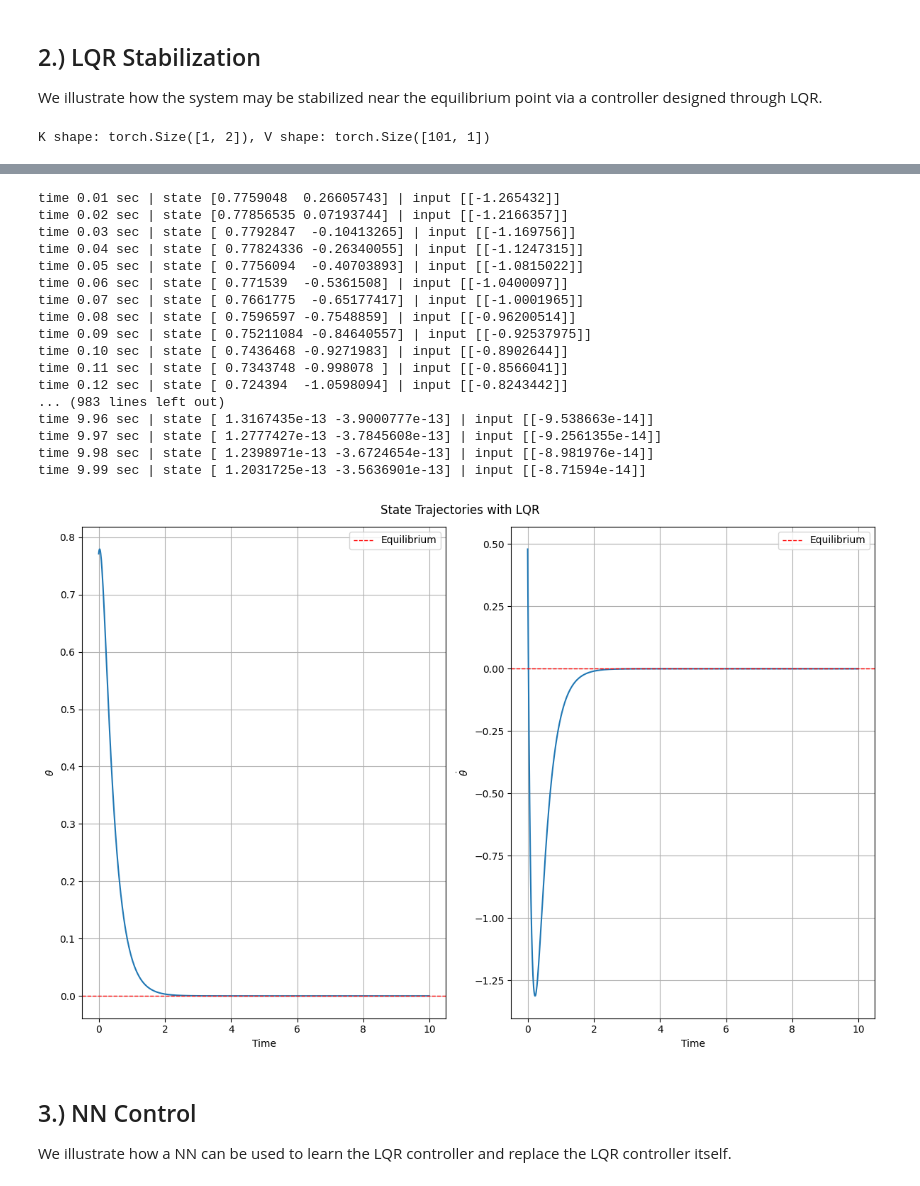
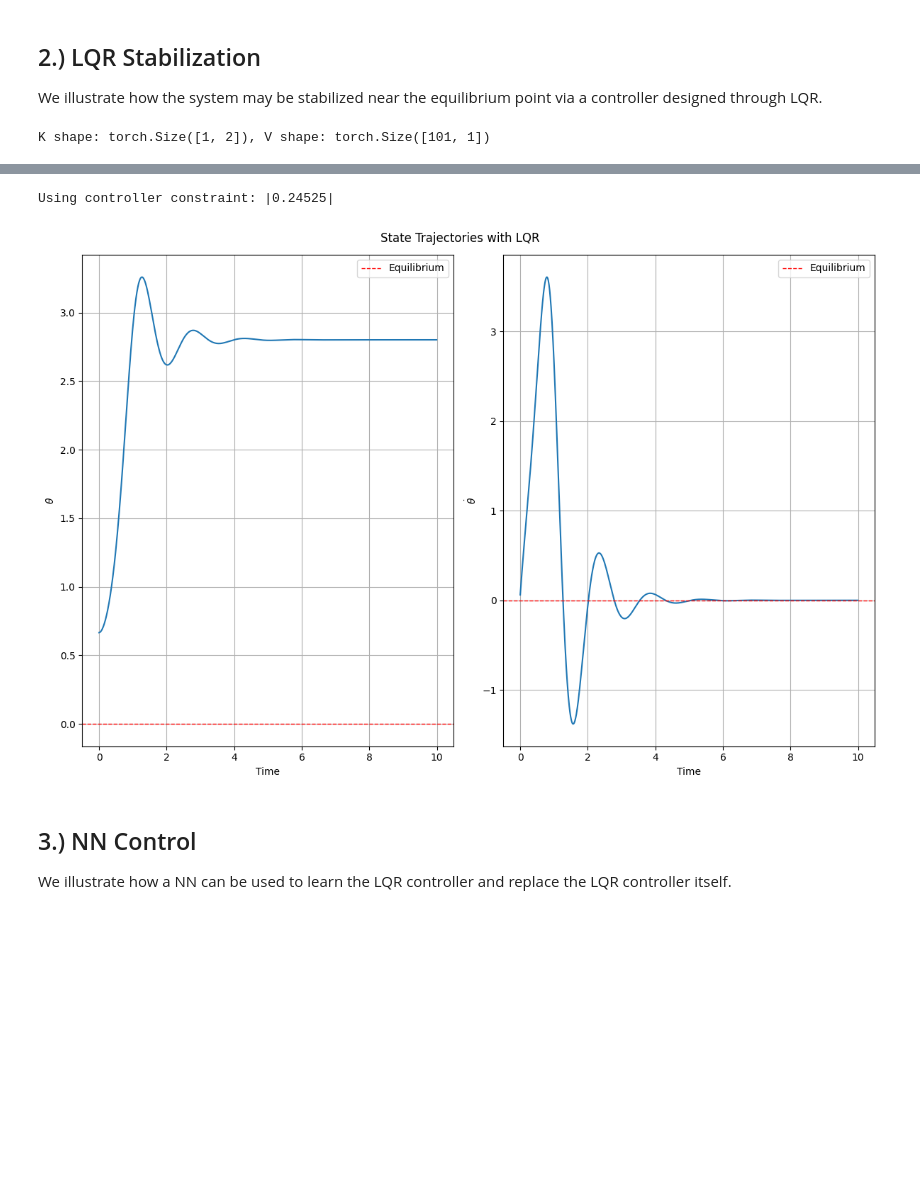
Before and after one commit to jorgejc2/ISS_Lyapunov_Stable_NN_Controllers, a Jupyter notebook: SimpleExamples/inverted_pendulum_plots/inverted_pendulum.ipynb, the cells around one changed output, grey strips where cells are left out. Drawn from its saved outputs; the diff is of its cells as text; code cells hidden in the pictures; blank space fills up the shorter version.

```diff
--- a/SimpleExamples/inverted_pendulum_plots/inverted_pendulum.ipynb
+++ b/SimpleExamples/inverted_pendulum_plots/inverted_pendulum.ipynb
@@ -59,6 +57,7 @@ to_numpy = lambda x : x.detach().cpu().numpy() if isinstance(x, Tensor) else x
 dynamic_parameters = {
     "mass": 0.15,
     "length": 0.5,
+    "gravity": 9.81,
     "damping": 0.1,
     "time_step": 0.01,
     "time_horizon": 10
@@ -222,18 +317,13 @@ def approximate(
 # get dynamic parameters
 m = dynamic_parameters["mass"]
 l = dynamic_parameters["length"]
+g = dynamic_parameters["gravity"]
 beta = dynamic_parameters["damping"]
 dt = dynamic_parameters["time_step"]
 T = dynamic_parameters["time_horizon"]
 
 # initialize the dynamical system
-pendulum_continuous = PendulumDynamics(m=m, l=l, beta=beta)
-dynamics = SecondOrderDiscreteTimeSystem(
-    pendulum_continuous,
-    dt=dt,
-    position_integration=position_integration,
-    velocity_integration=velocity_integration,
-)
+pendulum_continuous = PendulumDynamics(m=m, l=l, beta=beta, dt=dt)
 
 n_dim = pendulum_continuous.nx  # state dimension
 m_dim = pendulum_continuous.nu  # controller dimension
@@ -292,63 +362,55 @@ V = torch.sum(x * (x @ S), axis=1, keepdim=True)
 print(f"K shape: {K.shape}, V shape: {V.shape}")
 
 # plot the output of the Lyapunov function for these samples
 fig = plt.figure(figsize=(12, 8))
 ax = fig.add_subplot(111, projection='3d')
 x_np = np.linspace(-1, 1, 100)
 y_np = np.linspace(-1, 1, 100)
 x_np, y_np = np.meshgrid(x_np, y_np)
 lqr_lya = lambda x: np.sum(x * (x @ to_numpy(S)), axis=1)  # applies Lyapunov function to state inputs
 V_np = lqr_lya(np.concatenate([x_np.ravel().reshape(-1, 1), y_np.ravel().reshape(-1, 1)], axis=1))
 V_np = V_np.reshape(x_np.shape)
 ax.plot_wireframe(x_np, y_np, V_np, color='b')
 ax.set_title("Lyapunov Function from LQR Solution")
 ax.set_xlabel(r"$\theta$")
 ax.set_ylabel(r"$\dot{\theta}$")
 ax.set_zlabel(r"$V(x)$")
 if save: plt.savefig(save_path + "lqr_quadratic_lyapunov_function.png")
 plt.show() if show else plt.close()
 
 # now initialize the states with some disturbance
 std = torch.tensor([torch.pi/4, torch.pi/4])
 noise = torch.normal(pendulum_continuous.x_equilibrium, std)
-# disturbance = torch.tensor([1e-3, -1e-3], **set_t).reshape(1, -1)
-states = torch.empty((n_time_steps, n_dim), **set_t)
-states[0, :] = noise
+init_state = noise.unsqueeze(0)
+
+# LQR feedback controller (with constraints)
+mgl_3 = (m*g*l) / 3
+out_lb = -mgl_3
+out_ub = mgl_3
+print(f"Using controller constraint: |{mgl_3}|")
+def lqr_controller(x: Tensor) -> Tensor:
+    # x shape (batches, n_dim)
+    x_bar = x - pendulum_continuous.x_equilibrium.reshape(1, -1)
+    control_input = torch.einsum("mn,bn->bm", -K.to(x_bar), x_bar)
+
+    if out_lb is not None and out_ub is not None:
+        control_input = torch.clip(control_input, out_lb, out_ub)
+
+    return control_input
+
 # simulate dynamics
-for i in range(1, n_time_steps):
-    time = time_steps[i]
-    prev_state = states[i - 1]
-    x_bar = (prev_state - pendulum_continuous.x_equilibrium).reshape(2, 1)
-    control = -K @ x_bar
-    new_state = dynamics.forward(prev_state.unsqueeze(0), control).squeeze()
-    states[i] = new_state
-    print(f"time {time:.2f} sec | state {to_numpy(new_state)} | input {to_numpy(control)}")
+traj = pendulum_continuous(init_state, lqr_controller, num_iters=n_time_steps - 1)
+traj = torch.cat((init_state, traj.squeeze(0)), dim=0)
 
 # plot results
-plot_states(time_steps, states, r"State Trajectories with LQR",
+plot_states(time_steps, traj, r"State Trajectories with LQR",
             [r"$\theta$", r"$\dot{\theta}$"], pendulum_continuous.x_equilibrium,
             show, "lqr_control.png" if save else None)
 # %% [output]
 K shape: torch.Size([1, 2]), V shape: torch.Size([101, 1])
 [figure]
-time 0.01 sec | state [0.7759048  0.26605743] | input [[-1.265432]]
-time 0.02 sec | state [0.77856535 0.07193744] | input [[-1.2166357]]
-time 0.03 sec | state [ 0.7792847  -0.10413265] | input [[-1.169756]]
-time 0.04 sec | state [ 0.77824336 -0.26340055] | input [[-1.1247315]]
-time 0.05 sec | state [ 0.7756094  -0.40703893] | input [[-1.0815022]]
-time 0.06 sec | state [ 0.771539  -0.5361508] | input [[-1.0400097]]
-time 0.07 sec | state [ 0.7661775  -0.65177417] | input [[-1.0001965]]
-time 0.08 sec | state [ 0.7596597 -0.7548859] | input [[-0.96200514]]
-time 0.09 sec | state [ 0.75211084 -0.84640557] | input [[-0.92537975]]
-time 0.10 sec | state [ 0.7436468 -0.9271983] | input [[-0.8902644]]
-time 0.11 sec | state [ 0.7343748 -0.998078 ] | input [[-0.8566041]]
-time 0.12 sec | state [ 0.724394  -1.0598094] | input [[-0.8243442]]
-... (983 lines left out)
-time 9.96 sec | state [ 1.3167435e-13 -3.9000777e-13] | input [[-9.538663e-14]]
-time 9.97 sec | state [ 1.2777427e-13 -3.7845608e-13] | input [[-9.2561355e-14]]
-time 9.98 sec | state [ 1.2398971e-13 -3.6724654e-13] | input [[-8.981976e-14]]
-time 9.99 sec | state [ 1.2031725e-13 -3.5636901e-13] | input [[-8.71594e-14]]
+Using controller constraint: |0.24525|
-[figure, old version]
+[figure, new version]
 # %% [markdown]
 ## 3.) NN Control
 We illustrate how a NN can be used to learn the LQR controller and replace the LQR controller itself.
```
Also changed, not shown: parts of 13 cells of this notebook, 3 other files.
